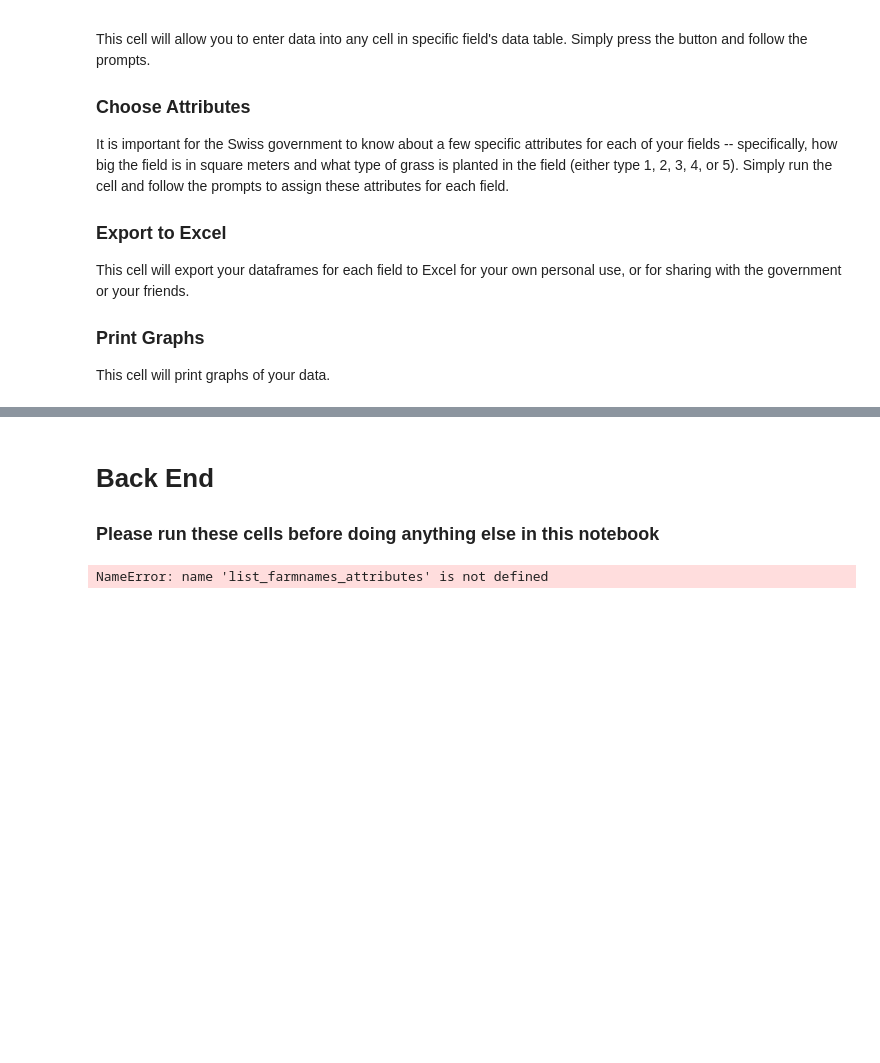
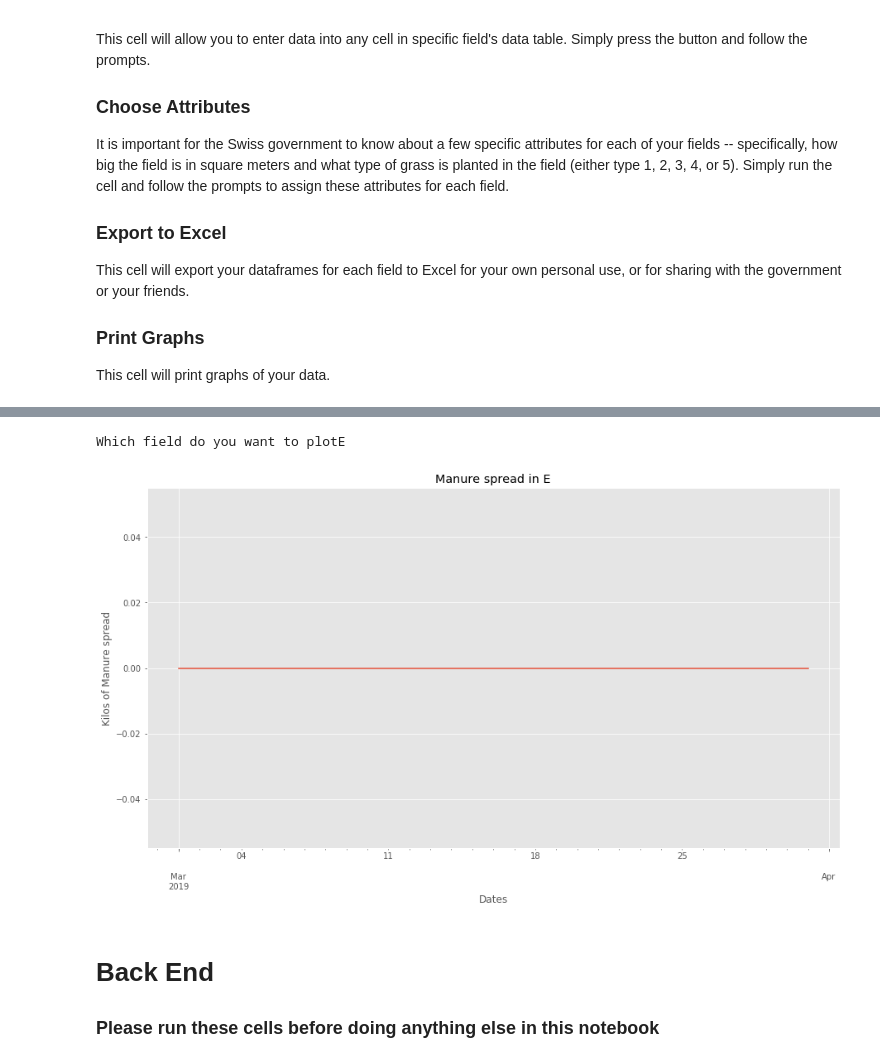
Before and after one commit to Gallster/Quant-Programming-Project, a Jupyter notebook: Final project.ipynb, the cells around one changed output, grey strips where cells are left out. Cells and saved outputs as stored; diff of their text form; code cells hidden in the pictures; blank space fills up the shorter version.

```diff
--- a/Final project.ipynb
+++ b/Final project.ipynb
@@ -88,3 +129,8 @@ NameError: name 'input_data' is not defined
+# %%
+print_manure(ab)
+# %% [output]
+Which field do you want to plotE
+[figure, added]
 # %% [markdown]
 # Back End
 ### Please run these cells before doing anything else in this notebook
@@ -132,7 +178,3 @@ def export_excel(ab):
     writer = pd.ExcelWriter('Results/Farm_Data.xlsx', engine='xlsxwriter')
     result.to_excel(writer, sheet_name='The Fields')
     writer.save()
-# %%
-export_excel(ab)
-# %% [output]
-NameError: name 'list_farmnames_attributes' is not defined
```
Also changed, not shown: parts of 25 cells of this notebook, 2 other files.
